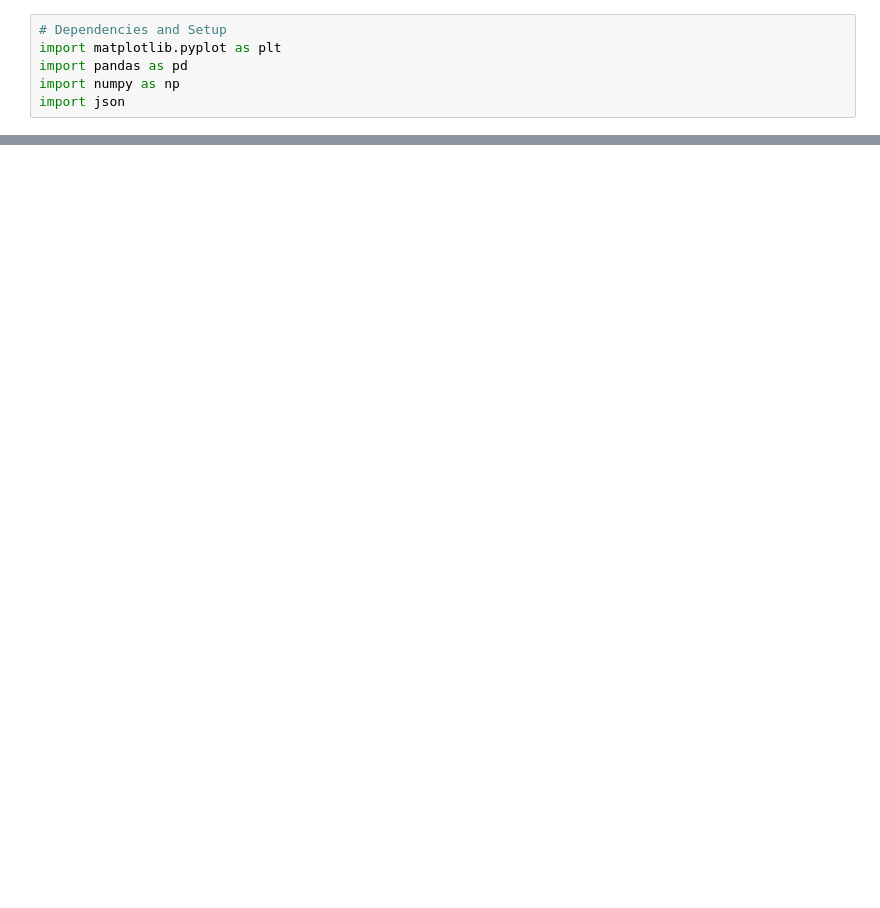
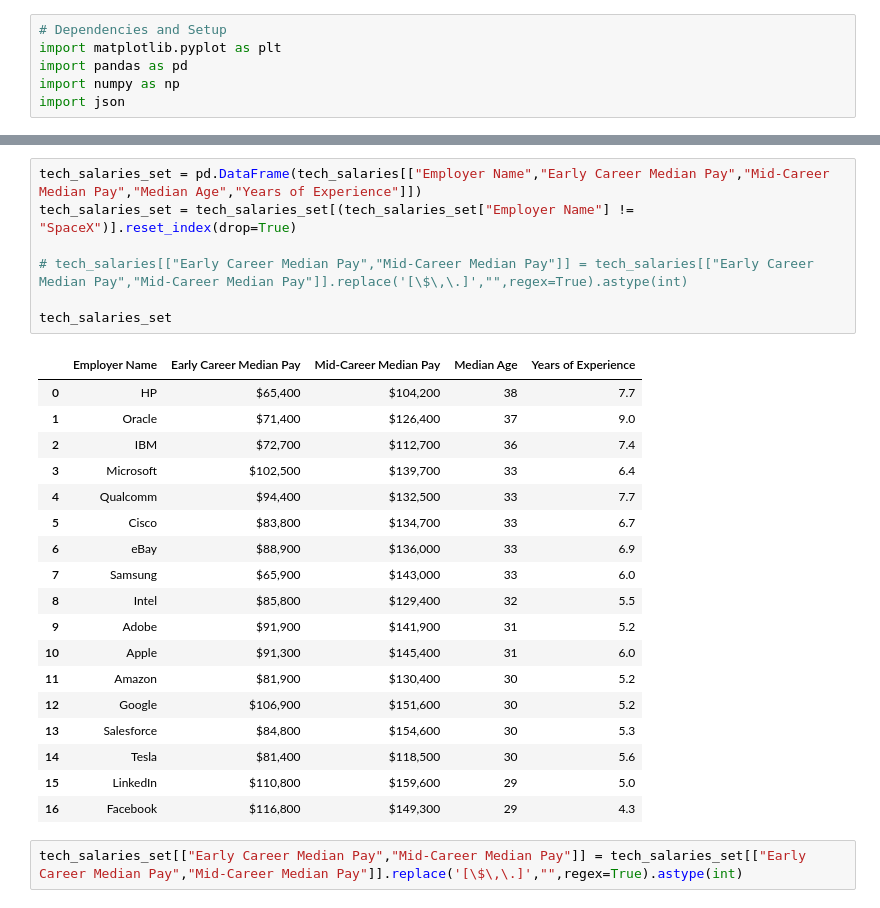
Before and after one commit to tritchlin/group-project1, a Jupyter notebook: tech_wages_bycompany.ipynb, the cells around one changed output, grey strips where cells are left out. Saved outputs shown, nothing was run; the diff lists cells and outputs as text; blank space fills up the shorter version.

```diff
--- a/tech_wages_bycompany.ipynb
+++ b/tech_wages_bycompany.ipynb
@@ -126 +32,29 @@ tech_salaries
+# %%
+tech_salaries_set = pd.DataFrame(tech_salaries[["Employer Name","Early Career Median Pay","Mid-Career Median Pay","Median Age","Years of Experience"]])
+tech_salaries_set = tech_salaries_set[(tech_salaries_set["Employer Name"] != "SpaceX")].reset_index(drop=True)
+
+# tech_salaries[["Early Career Median Pay","Mid-Career Median Pay"]] = tech_salaries[["Early Career Median Pay","Mid-Career Median Pay"]].replace('[\$\,\.]',"",regex=True).astype(int)
+
+tech_salaries_set
+# %% [output]
+|  | Employer Name | Early Career Median Pay | Mid-Career Median Pay | Median Age | Years of Experience |
+| 0 | HP | $65,400 | $104,200 | 38 | 7.7 |
+| 1 | Oracle | $71,400 | $126,400 | 37 | 9.0 |
+| 2 | IBM | $72,700 | $112,700 | 36 | 7.4 |
+| 3 | Microsoft | $102,500 | $139,700 | 33 | 6.4 |
+| 4 | Qualcomm | $94,400 | $132,500 | 33 | 7.7 |
+| 5 | Cisco | $83,800 | $134,700 | 33 | 6.7 |
+| 6 | eBay | $88,900 | $136,000 | 33 | 6.9 |
+| 7 | Samsung | $65,900 | $143,000 | 33 | 6.0 |
+| 8 | Intel | $85,800 | $129,400 | 32 | 5.5 |
+| 9 | Adobe | $91,900 | $141,900 | 31 | 5.2 |
+| 10 | Apple | $91,300 | $145,400 | 31 | 6.0 |
+| 11 | Amazon | $81,900 | $130,400 | 30 | 5.2 |
+| 12 | Google | $106,900 | $151,600 | 30 | 5.2 |
+| 13 | Salesforce | $84,800 | $154,600 | 30 | 5.3 |
+| 14 | Tesla | $81,400 | $118,500 | 30 | 5.6 |
+| 15 | LinkedIn | $110,800 | $159,600 | 29 | 5.0 |
+| 16 | Facebook | $116,800 | $149,300 | 29 | 4.3 |
+# %%
+tech_salaries_set[["Early Career Median Pay","Mid-Career Median Pay"]] = tech_salaries_set[["Early Career Median Pay","Mid-Career Median Pay"]].replace('[\$\,\.]',"",regex=True).astype(int)
 # %%
```
Also changed, not shown: parts of 7 cells of this notebook, 1 other file.
